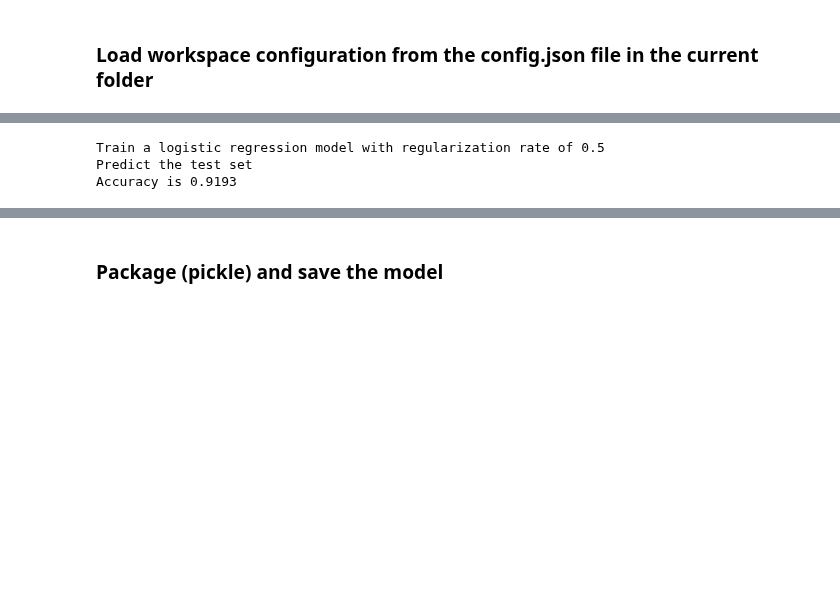
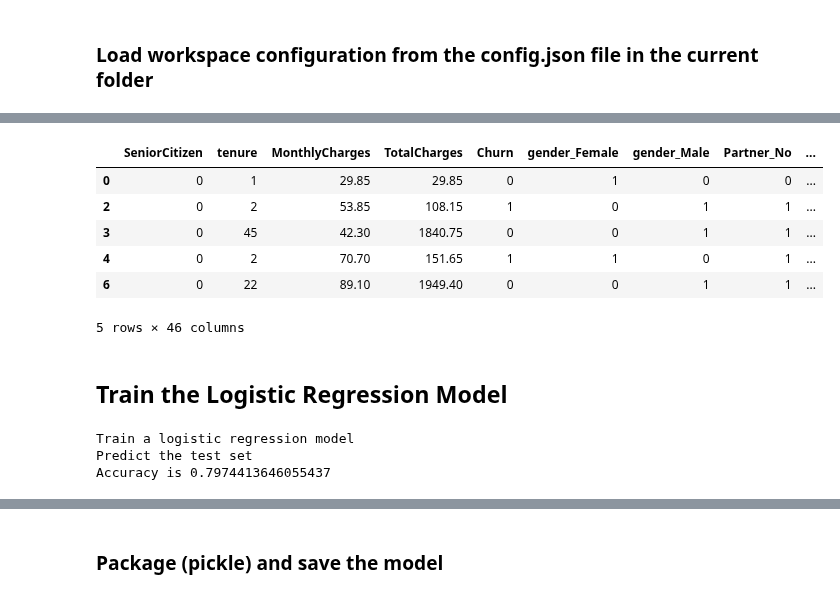
Before and after one commit to ydataai/academy, a Jupyter notebook: integrations/azure-ml/azureml.ipynb, the cells around one changed output, grey strips where cells are left out. Saved outputs shown, nothing was run; the diff lists cells and outputs as text; code cells hidden in the pictures; blank space fills up the shorter version.

```diff
--- a/integrations/azure-ml/azureml.ipynb
+++ b/integrations/azure-ml/azureml.ipynb
@@ -148,0 +142,4 @@ plt.show()
+# %%
+# Converting Total Charges to a numerical data type.
+data.TotalCharges = pd.to_numeric(data.TotalCharges, errors='coerce')
+data.isnull().sum()
@@ -148,0 +164,22 @@ plt.show()
+# %%
+#Removing missing values
+data.dropna(inplace = True)
+
+#Remove customer IDs from the data set
+df = data.iloc[:,1:]
+
+#Convertin the predictor variable in a binary numeric variable
+df['Churn'].replace(to_replace='Yes', value=1, inplace=True)
+df['Churn'].replace(to_replace='No',  value=0, inplace=True)
+
+#Let's convert all the categorical variables into dummy variables
+df_dummies = pd.get_dummies(df)
+df_dummies.head()
+# %% [output]
+|  | SeniorCitizen | tenure | MonthlyCharges | TotalCharges | Churn | gender_Female | gender_Male | Partner_No | ... |
+| 0 | 0 | 1 | 29.85 | 29.85 | 0 | 1 | 0 | 0 | ... |
+| 2 | 0 | 2 | 53.85 | 108.15 | 1 | 0 | 1 | 1 | ... |
+| 3 | 0 | 45 | 42.30 | 1840.75 | 0 | 0 | 1 | 1 | ... |
+| 4 | 0 | 2 | 70.70 | 151.65 | 1 | 1 | 0 | 1 | ... |
+| 6 | 0 | 22 | 89.10 | 1949.40 | 0 | 0 | 1 | 1 | ... |
+5 rows × 46 columns
@@ -149,15 +211,17 @@ plt.show()
+# %% [markdown]
+## Train the Logistic Regression Model
 # %%
-print('Train a logistic regression model with regularization rate of', 0.5)
+print('Train a logistic regression model')
 clf = LogisticRegression(C=1.0/0.5, solver="liblinear", multi_class="auto", random_state=42)
 clf.fit(X_train, y_train)
 
 print('Predict the test set')
-y_hat = clf.predict(X_test)
+y_hat = clf.predict(X_test.to_numpy())
 
 # calculate accuracy on the prediction
 acc = np.average(y_hat == y_test)
 print('Accuracy is', acc)
 # %% [output]
-Train a logistic regression model with regularization rate of 0.5
+Train a logistic regression model
 Predict the test set
-Accuracy is 0.9193
+Accuracy is 0.7974413646055437
```
Also changed, not shown: parts of 41 cells of this notebook, 11 other files.
